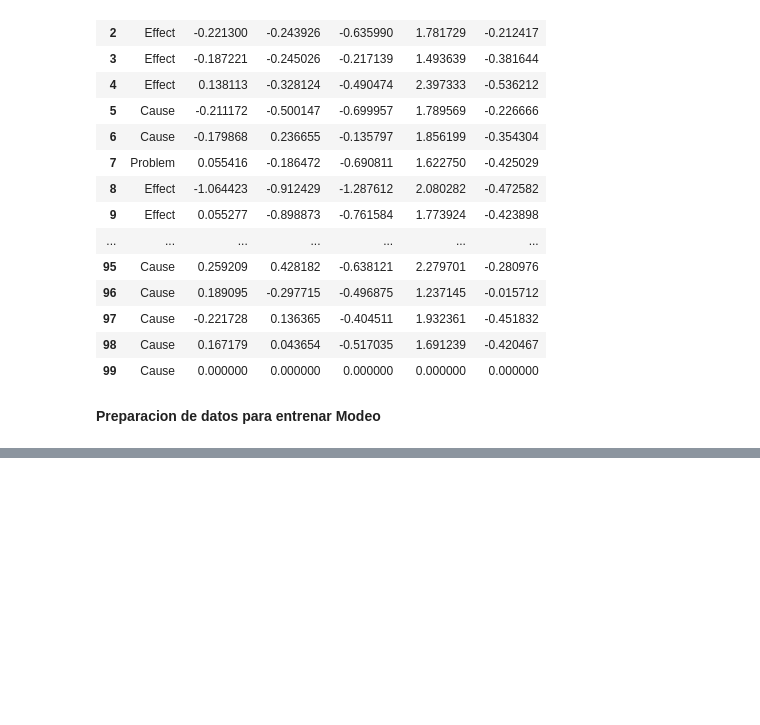
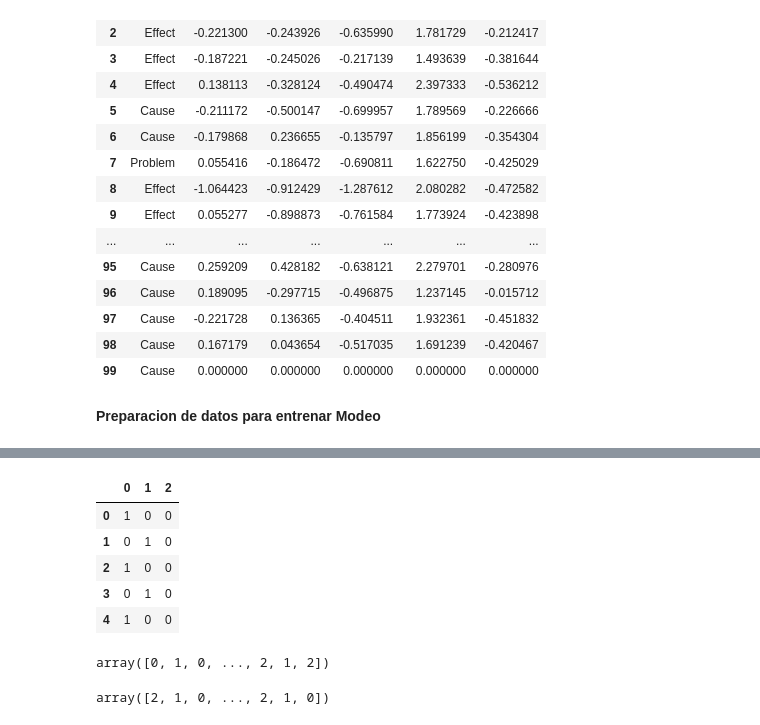
Before and after one commit to abdala9512/nlp-evaluacion-problemas-sociales, a Jupyter notebook: src/notebooks/CBOW_Evaluacion_problemas_sociales_PLN.ipynb, the cells around one changed output, grey strips where cells are left out. Saved outputs shown, nothing was run; the diff lists cells and outputs as text; code cells hidden in the pictures; blank space fills up the shorter version.

```diff
--- a/src/notebooks/CBOW_Evaluacion_problemas_sociales_PLN.ipynb
+++ b/src/notebooks/CBOW_Evaluacion_problemas_sociales_PLN.ipynb
@@ -313,0 +439,2 @@ df_cbow_final.head(100)
+# %%
+m = np.zeros_like(test_predictions.values)
@@ -313,0 +449,2 @@ df_cbow_final.head(100)
+# %%
+m[np.arange(len(test_predictions)), test_predictions.values.argmax(1)] = 1
@@ -313,0 +461,11 @@ df_cbow_final.head(100)
+# %%
+df_pred = pd.DataFrame(m, columns = test_predictions.columns).astype(int)
+# %%
+df_pred.head()
+# %% [output]
+|  | 0 | 1 | 2 |
+| 0 | 1 | 0 | 0 |
+| 1 | 0 | 1 | 0 |
+| 2 | 1 | 0 | 0 |
+| 3 | 0 | 1 | 0 |
+| 4 | 1 | 0 | 0 |
@@ -313,0 +474,8 @@ df_cbow_final.head(100)
+# %%
+y_pred
+# %% [output]
+array([0, 1, 0, ..., 2, 1, 2])
+# %%
+y_test
+# %% [output]
+array([2, 1, 0, ..., 2, 1, 0])
```
Also changed, not shown: parts of 26 cells of this notebook.
